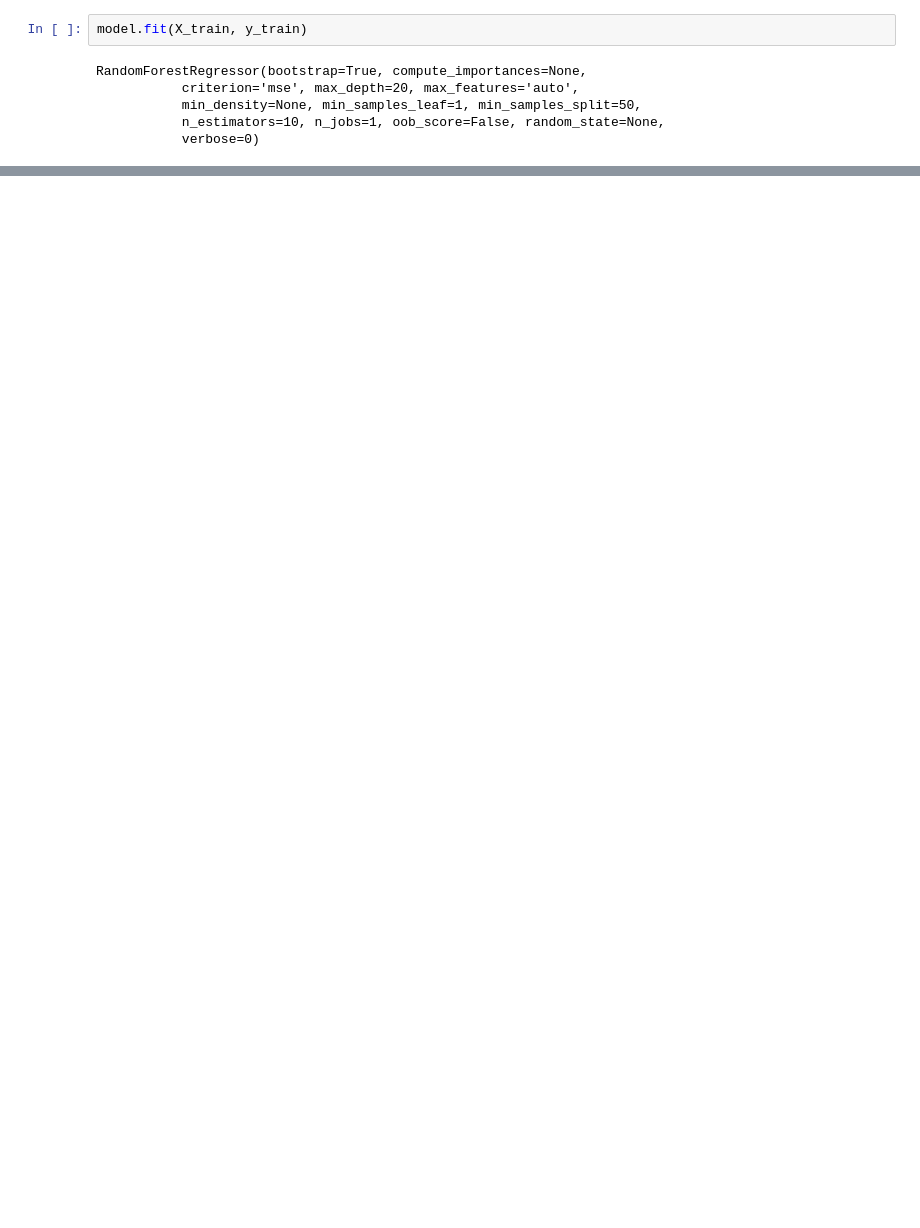
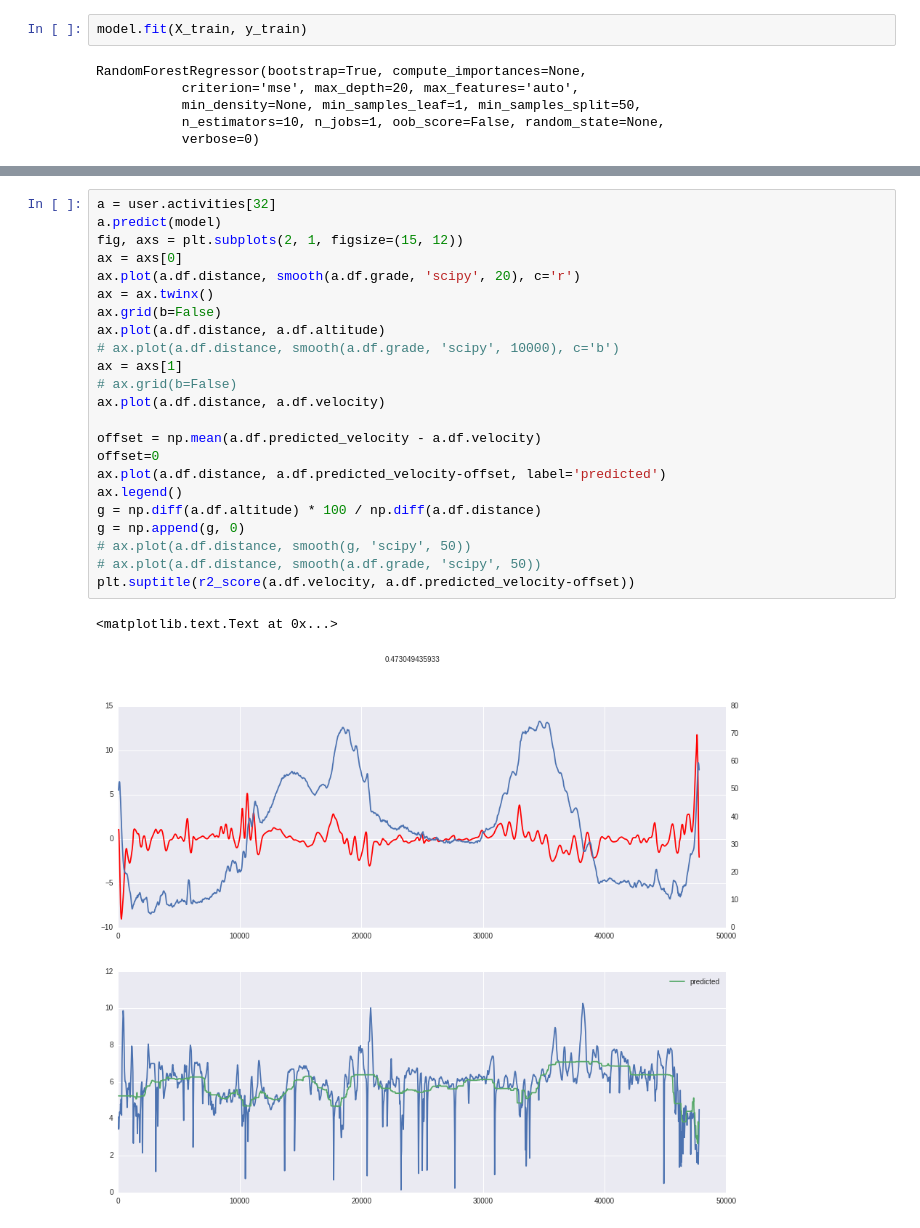
Before and after one commit to sethah/CycleAnalysis, a Jupyter notebook: webapp/model validation.ipynb, the cells around one changed output, grey strips where cells are left out. Cells and saved outputs as stored; diff of their text form; blank space fills up the shorter version.

```diff
--- a/webapp/model validation.ipynb
+++ b/webapp/model validation.ipynb
@@ -187,2 +273,28 @@ for a in user.activities:
+# %%
+a = user.activities[32]
+a.predict(model)
+fig, axs = plt.subplots(2, 1, figsize=(15, 12))
+ax = axs[0]
+ax.plot(a.df.distance, smooth(a.df.grade, 'scipy', 20), c='r')
+ax = ax.twinx()
+ax.grid(b=False)
+ax.plot(a.df.distance, a.df.altitude)
+# ax.plot(a.df.distance, smooth(a.df.grade, 'scipy', 10000), c='b')
+ax = axs[1]
+# ax.grid(b=False)
+ax.plot(a.df.distance, a.df.velocity)
+
+offset = np.mean(a.df.predicted_velocity - a.df.velocity)
+offset=0
+ax.plot(a.df.distance, a.df.predicted_velocity-offset, label='predicted')
+ax.legend()
+g = np.diff(a.df.altitude) * 100 / np.diff(a.df.distance)
+g = np.append(g, 0)
+# ax.plot(a.df.distance, smooth(g, 'scipy', 50))
+# ax.plot(a.df.distance, smooth(a.df.grade, 'scipy', 50))
+plt.suptitle(r2_score(a.df.velocity, a.df.predicted_velocity-offset))
+# %% [output]
+<matplotlib.text.Text at 0x...>
+[figure, added]
 # %%
 plt.hist(errors, bins=20)
```
Also changed, not shown: parts of 61 cells of this notebook, 8 other files.
